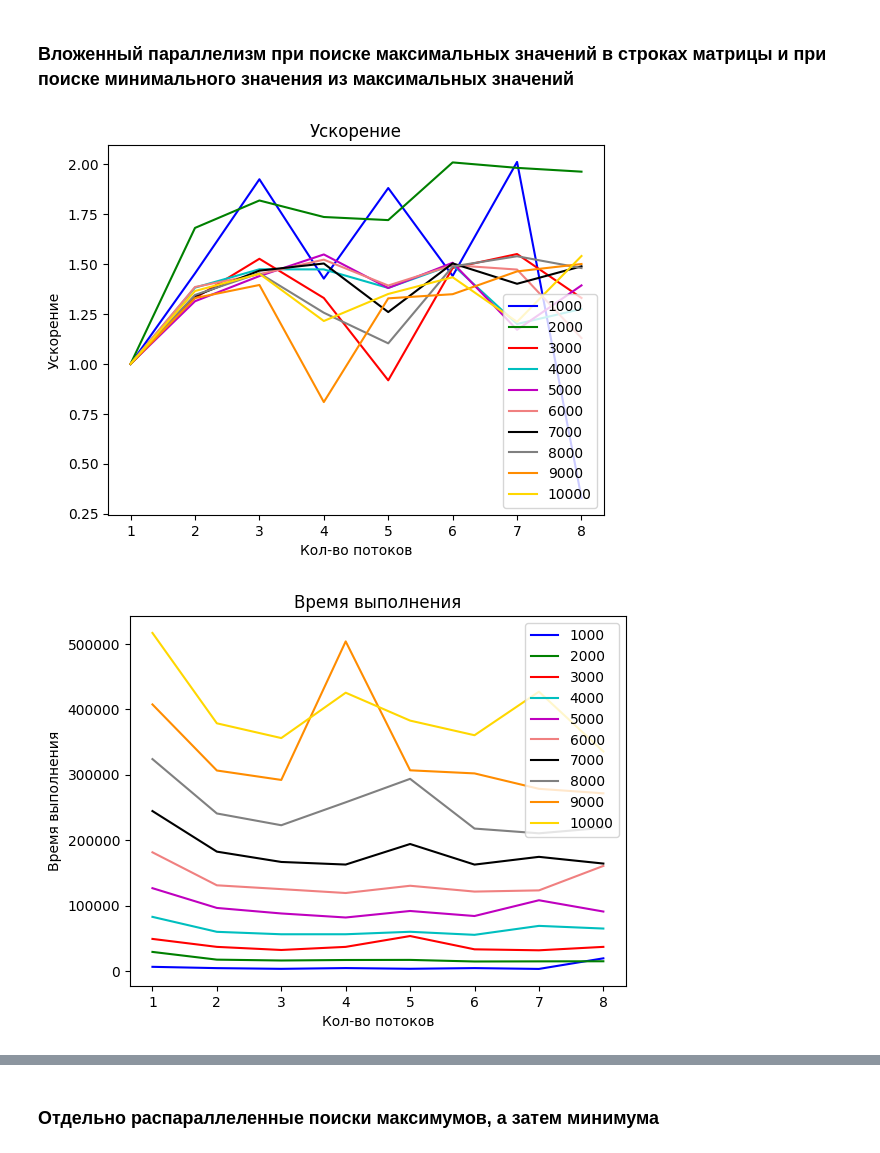
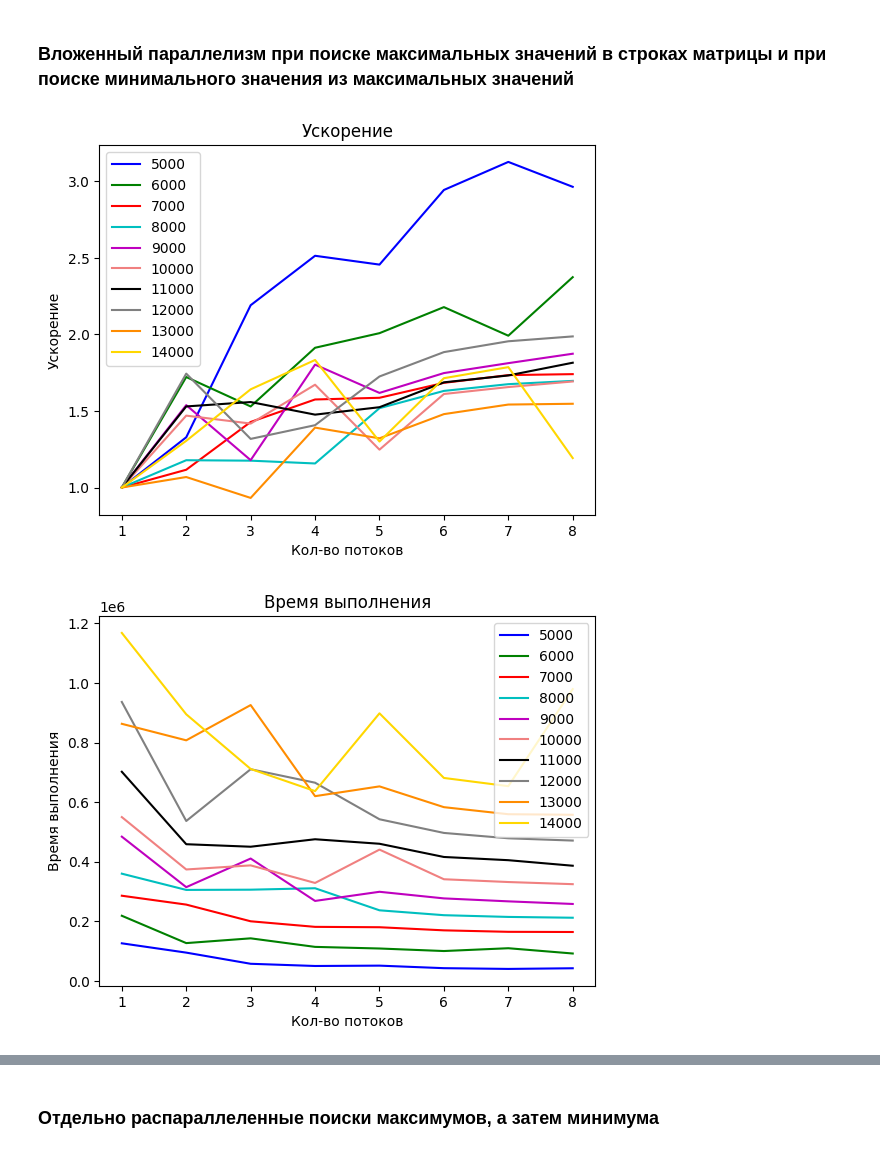
Before and after one commit to 9Neechan/spbu_studies, a Jupyter notebook: supercomputing_basics/parallel_OpenMP/graphics.ipynb, the cells around one changed output, grey strips where cells are left out. Saved outputs shown, nothing was run; the diff lists cells and outputs as text; code cells hidden in the pictures.

```diff
--- a/supercomputing_basics/parallel_OpenMP/graphics.ipynb
+++ b/supercomputing_basics/parallel_OpenMP/graphics.ipynb
@@ -172,7 +253,7 @@ draw('table10.csv')
 # %% [markdown]
 ### Вложенный параллелизм при поиске максимальных значений в строках матрицы и при поиске минимального значения из максимальных значений
 # %%
-draw('table10_1.csv')
+draw('table9_1.csv')
 # %% [output]
-[figure, old version]
+[figure, new version]
-[figure, old version]
+[figure, new version]
```
Also changed, not shown: parts of 25 cells of this notebook, 37 other files.
